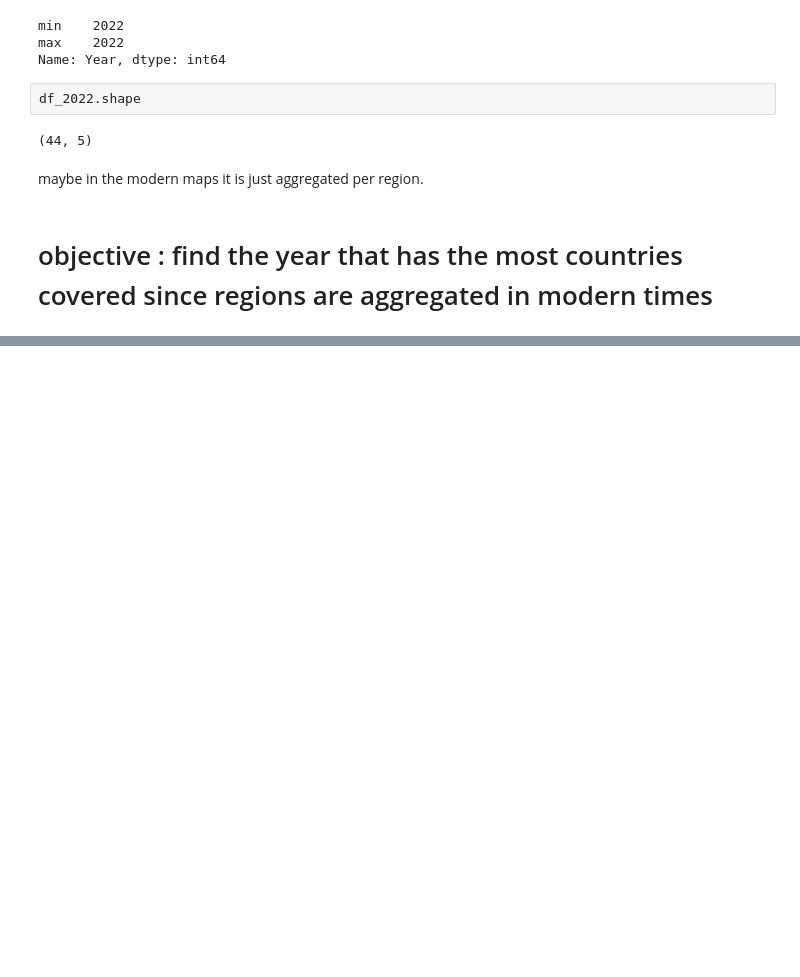
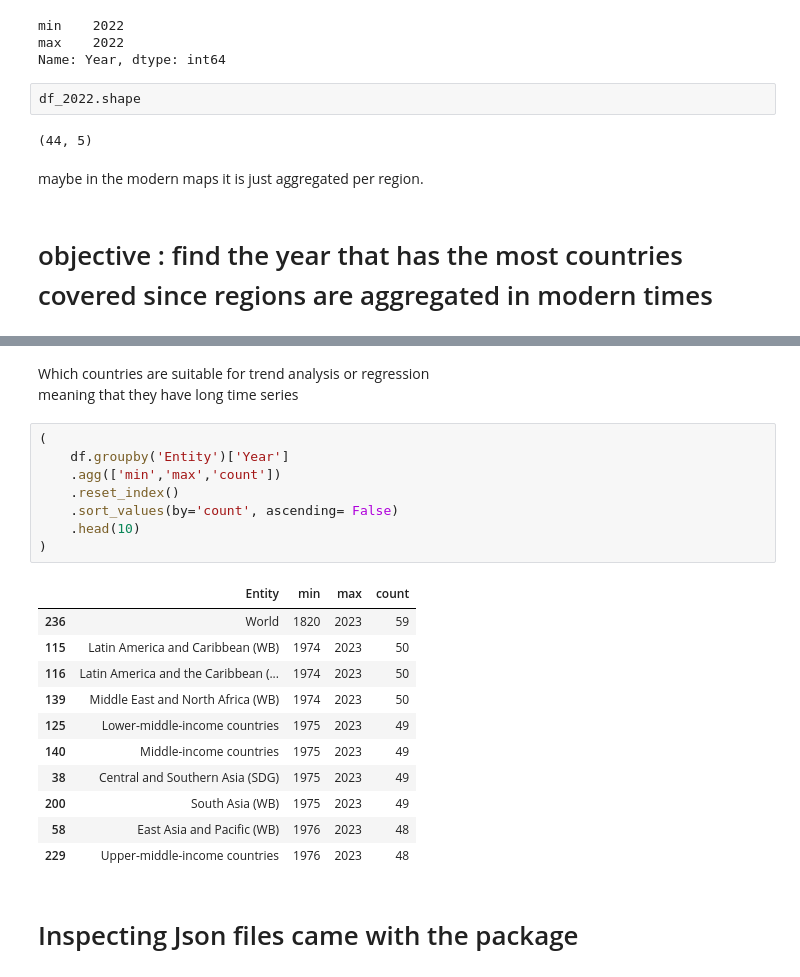
Before and after one commit to Rendell032/Portfolio, a Jupyter notebook: literate-and-illiterate-world-population/literate-and-illiterate-EDA.ipynb, the cells around one changed output, grey strips where cells are left out. Cells and saved outputs as stored; diff of their text form; blank space fills up the shorter version.

```diff
--- a/literate-and-illiterate-world-population/literate-and-illiterate-EDA.ipynb
+++ b/literate-and-illiterate-world-population/literate-and-illiterate-EDA.ipynb
@@ -469,0 +585,25 @@ maybe in the modern maps it is just aggregated per region.
+# %% [markdown]
+Which countries are suitable for trend analysis or regression \
+meaning that they have long time series
+# %%
+(
+    df.groupby('Entity')['Year']
+    .agg(['min','max','count'])
+    .reset_index()
+    .sort_values(by='count', ascending= False)
+    .head(10)
+)
+# %% [output]
+|  | Entity | min | max | count |
+| 236 | World | 1820 | 2023 | 59 |
+| 115 | Latin America and Caribbean (WB) | 1974 | 2023 | 50 |
+| 116 | Latin America and the Caribbean (... | 1974 | 2023 | 50 |
+| 139 | Middle East and North Africa (WB) | 1974 | 2023 | 50 |
+| 125 | Lower-middle-income countries | 1975 | 2023 | 49 |
+| 140 | Middle-income countries | 1975 | 2023 | 49 |
+| 38 | Central and Southern Asia (SDG) | 1975 | 2023 | 49 |
+| 200 | South Asia (WB) | 1975 | 2023 | 49 |
+| 58 | East Asia and Pacific (WB) | 1976 | 2023 | 48 |
+| 229 | Upper-middle-income countries | 1976 | 2023 | 48 |
+# %% [markdown]
+# Inspecting Json files came with the package
```
Also changed, not shown: parts of 39 cells of this notebook.
